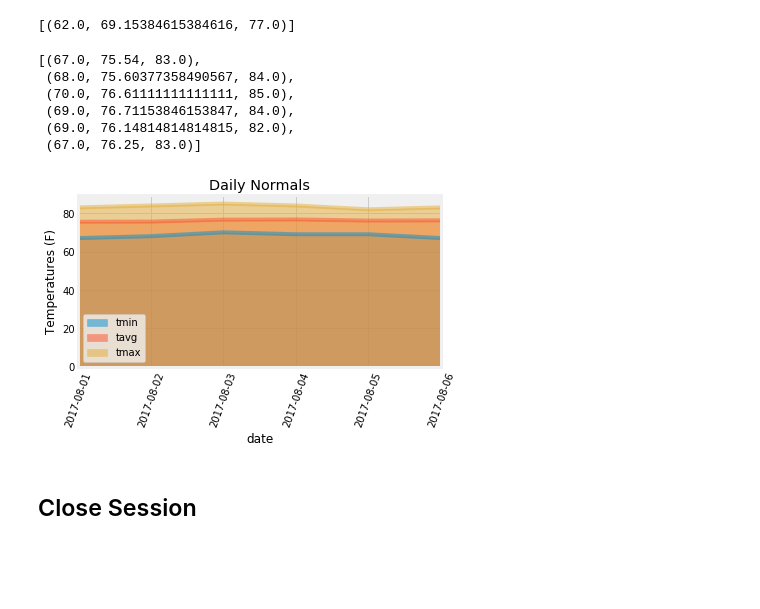
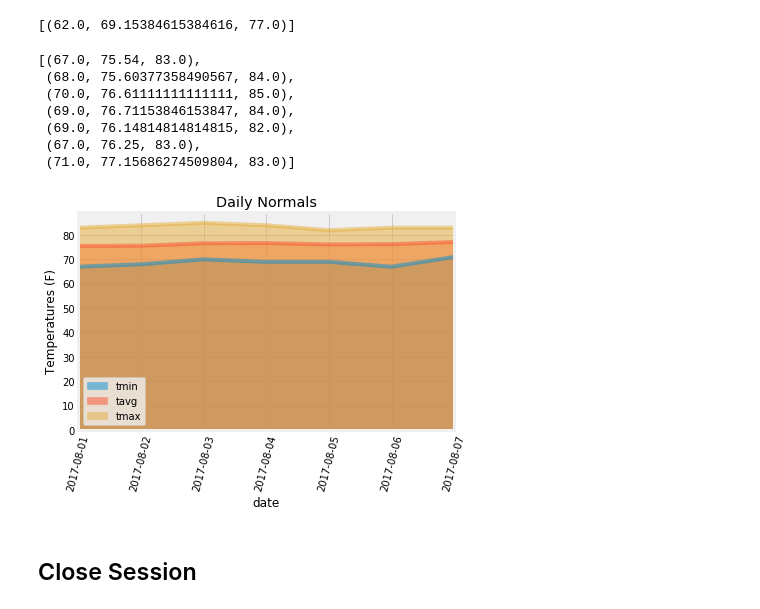
Before and after one commit to cristinasewell/sql_stuff, a Jupyter notebook: sql_alchemy/temp_analysis_bonus_2_starter.ipynb, the cells around one changed output. Cells and saved outputs as stored; diff of their text form; code cells hidden in the pictures; blank space fills up the shorter version.

```diff
--- a/sql_alchemy/temp_analysis_bonus_2_starter.ipynb
+++ b/sql_alchemy/temp_analysis_bonus_2_starter.ipynb
@@ -148,7 +149,7 @@ start_date = '2017-08-01'
 end_date = '2017-08-07'
 
 # Use the start and end date to create a range of dates
-arr_dates = np.arange(dt.datetime(2017,8,1), dt.datetime(2017,8,7), dt.timedelta(days=1)).astype(dt.datetime)
+arr_dates = np.arange(dt.datetime(2017,8,1), dt.datetime(2017,8,8), dt.timedelta(days=1)).astype(dt.datetime)
 
 
 # Strip off the year and save a list of strings in the format %m-%d
@@ -172,7 +173,8 @@ normals
  (70.0, 76.61111111111111, 85.0),
  (69.0, 76.71153846153847, 84.0),
  (69.0, 76.14814814814815, 82.0),
- (67.0, 76.25, 83.0)]
+ (67.0, 76.25, 83.0),
+ (71.0, 77.15686274509804, 83.0)]
 # %%
 # Load the previous query results into a Pandas DataFrame and add the `trip_dates` range as the `date` index
 normals_df = pd.DataFrame(normals, columns=['tmin', 'tavg', 'tmax'])
@@ -182,12 +184,13 @@ normals_df = normals_df.set_index('date', drop=True)
 # %%
 # Plot the daily normals as an area plot with `stacked=False`
 normals_df
-normals_df.plot(kind='area', stacked=False, title='Daily Normals', rot=70)
+normals_df.plot(kind='area', stacked=False, title='Daily Normals', rot=75)
 plt.ylabel("Temperatures (F)")
-plt.savefir
+plt.legend()
+plt.savefig('daily_normals.png')
 plt.show()
 # %% [output]
-[figure, old version]
+[figure, new version]
 # %% [markdown]
 ## Close Session
 # %%
```
Also changed, not shown: parts of 1 cell of this notebook, 2 other files.
